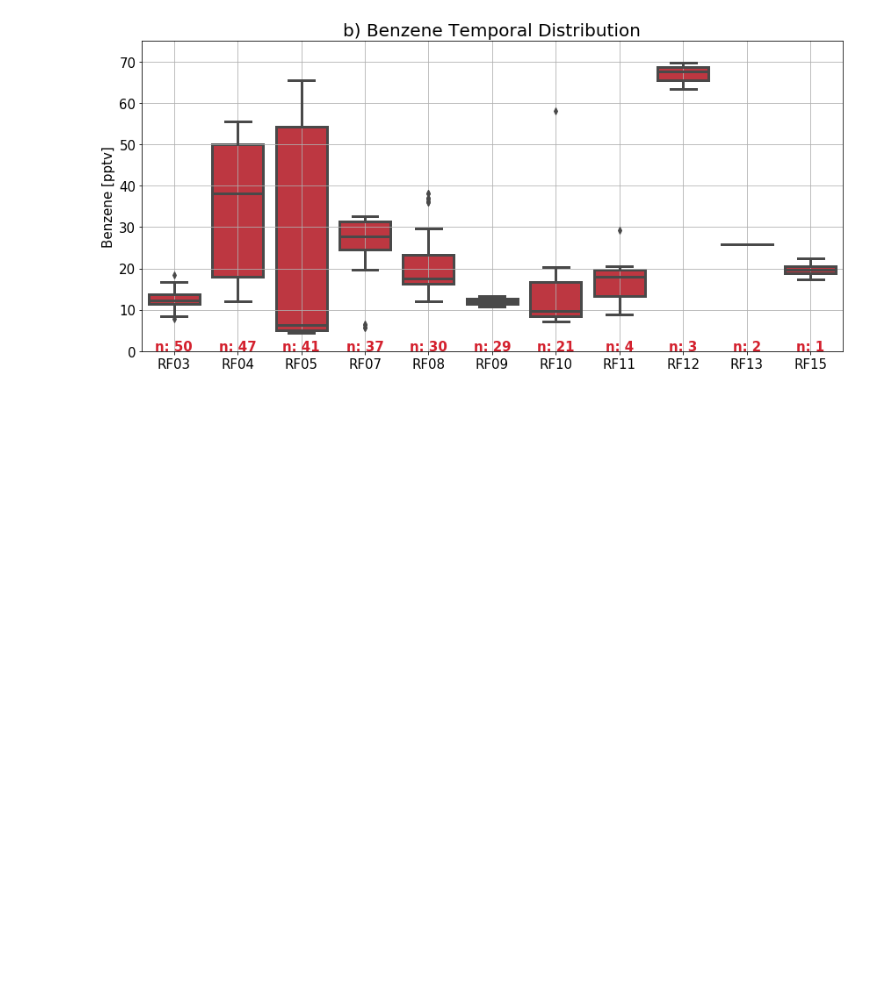
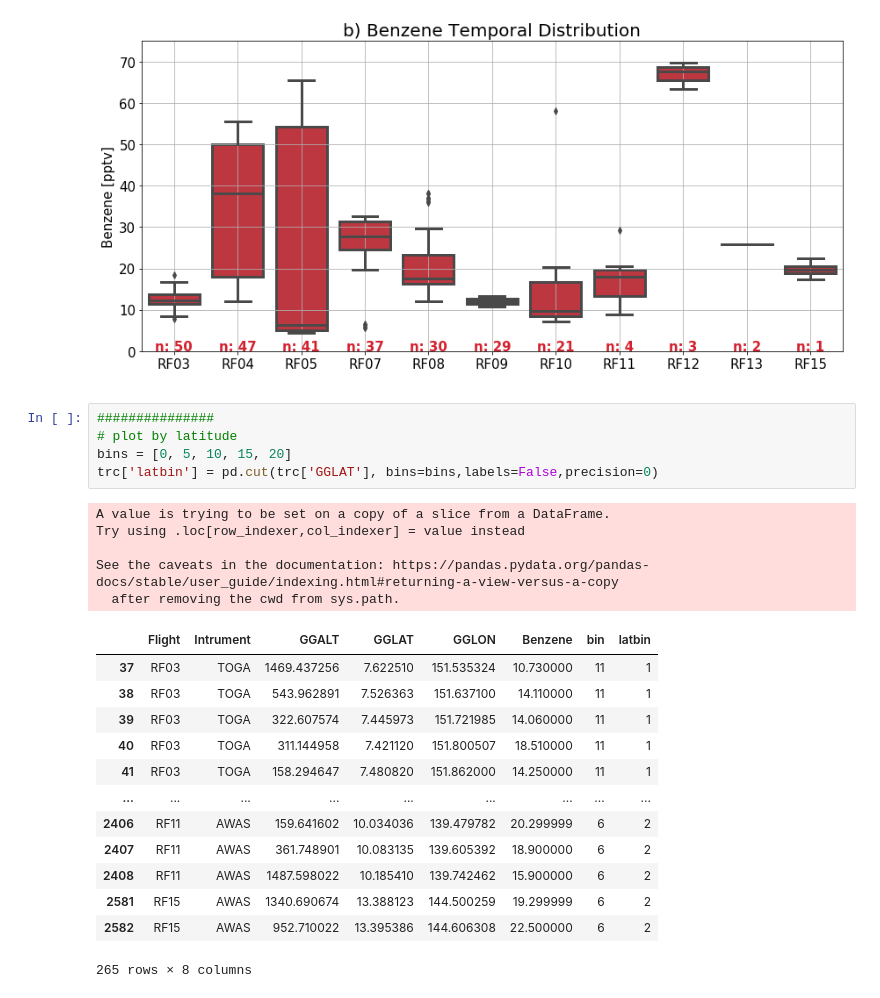
Before and after one commit to schelpon/TTS_2020_HD, a Jupyter notebook: regional_plots/benzene_bl_variability.ipynb, the cells around one changed output. Cells and saved outputs as stored; diff of their text form; blank space fills up the shorter version.

```diff
--- a/regional_plots/benzene_bl_variability.ipynb
+++ b/regional_plots/benzene_bl_variability.ipynb
@@ -194,3 +194,27 @@ plt.tight_layout()
 #fig.savefig('benzene_temporal.pdf')
 # %% [output]
 [figure]
+# %%
+###############
+# plot by latitude
+bins = [0, 5, 10, 15, 20]
+trc['latbin'] = pd.cut(trc['GGLAT'], bins=bins,labels=False,precision=0)
+# %% [output]
+A value is trying to be set on a copy of a slice from a DataFrame.
+Try using .loc[row_indexer,col_indexer] = value instead
+
+See the caveats in the documentation: https://pandas.pydata.org/pandas-docs/stable/user_guide/indexing.html#returning-a-view-versus-a-copy
+  after removing the cwd from sys.path.
+|  | Flight | Intrument | GGALT | GGLAT | GGLON | Benzene | bin | latbin |
+| 37 | RF03 | TOGA | 1469.437256 | 7.622510 | 151.535324 | 10.730000 | 11 | 1 |
+| 38 | RF03 | TOGA | 543.962891 | 7.526363 | 151.637100 | 14.110000 | 11 | 1 |
+| 39 | RF03 | TOGA | 322.607574 | 7.445973 | 151.721985 | 14.060000 | 11 | 1 |
+| 40 | RF03 | TOGA | 311.144958 | 7.421120 | 151.800507 | 18.510000 | 11 | 1 |
+| 41 | RF03 | TOGA | 158.294647 | 7.480820 | 151.862000 | 14.250000 | 11 | 1 |
+| ... | ... | ... | ... | ... | ... | ... | ... | ... |
+| 2406 | RF11 | AWAS | 159.641602 | 10.034036 | 139.479782 | 20.299999 | 6 | 2 |
+| 2407 | RF11 | AWAS | 361.748901 | 10.083135 | 139.605392 | 18.900000 | 6 | 2 |
+| 2408 | RF11 | AWAS | 1487.598022 | 10.185410 | 139.742462 | 15.900000 | 6 | 2 |
+| 2581 | RF15 | AWAS | 1340.690674 | 13.388123 | 144.500259 | 19.299999 | 6 | 2 |
+| 2582 | RF15 | AWAS | 952.710022 | 13.395386 | 144.606308 | 22.500000 | 6 | 2 |
+265 rows × 8 columns
```
Also changed, not shown: parts of 1 cell of this notebook, 9 other files.
